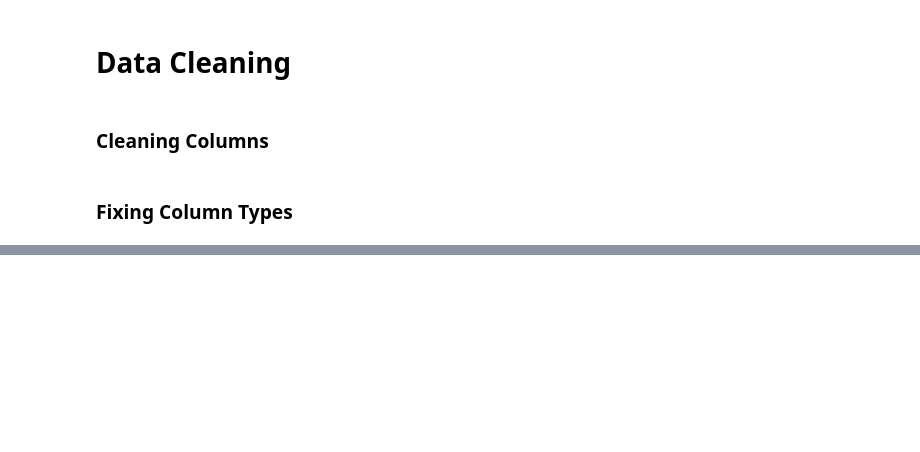
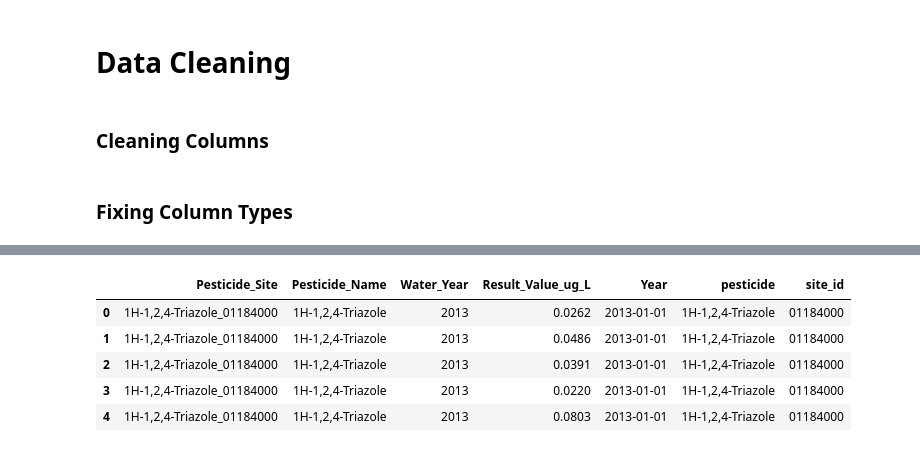
Before and after one commit to peytonrsmith/PerryLavinderSmith, a Jupyter notebook: Scripts/Ecotox_NEW.ipynb, the cells around one changed output, grey strips where cells are left out. Cells and saved outputs as stored; diff of their text form; code cells hidden in the pictures; blank space fills up the shorter version.

```diff
--- a/Scripts/Ecotox_NEW.ipynb
+++ b/Scripts/Ecotox_NEW.ipynb
@@ -248,0 +263,11 @@ IntCastingNaNError: Cannot convert non-finite values (NA or inf) to integer.Repl
+# %%
+#Get water pesticide location without starting name
+pest_water["site_id"] = pest_water["Pesticide_Site"].str.split("_").str[1]
+pest_water.head()
+# %% [output]
+|  | Pesticide_Site | Pesticide_Name | Water_Year | Result_Value_ug_L | Year | pesticide | site_id |
+| 0 | 1H-1,2,4-Triazole_01184000 | 1H-1,2,4-Triazole | 2013 | 0.0262 | 2013-01-01 | 1H-1,2,4-Triazole | 01184000 |
+| 1 | 1H-1,2,4-Triazole_01184000 | 1H-1,2,4-Triazole | 2013 | 0.0486 | 2013-01-01 | 1H-1,2,4-Triazole | 01184000 |
+| 2 | 1H-1,2,4-Triazole_01184000 | 1H-1,2,4-Triazole | 2013 | 0.0391 | 2013-01-01 | 1H-1,2,4-Triazole | 01184000 |
+| 3 | 1H-1,2,4-Triazole_01184000 | 1H-1,2,4-Triazole | 2013 | 0.0220 | 2013-01-01 | 1H-1,2,4-Triazole | 01184000 |
+| 4 | 1H-1,2,4-Triazole_01184000 | 1H-1,2,4-Triazole | 2013 | 0.0803 | 2013-01-01 | 1H-1,2,4-Triazole | 01184000 |
```
Also changed, not shown: parts of 9 cells of this notebook.
